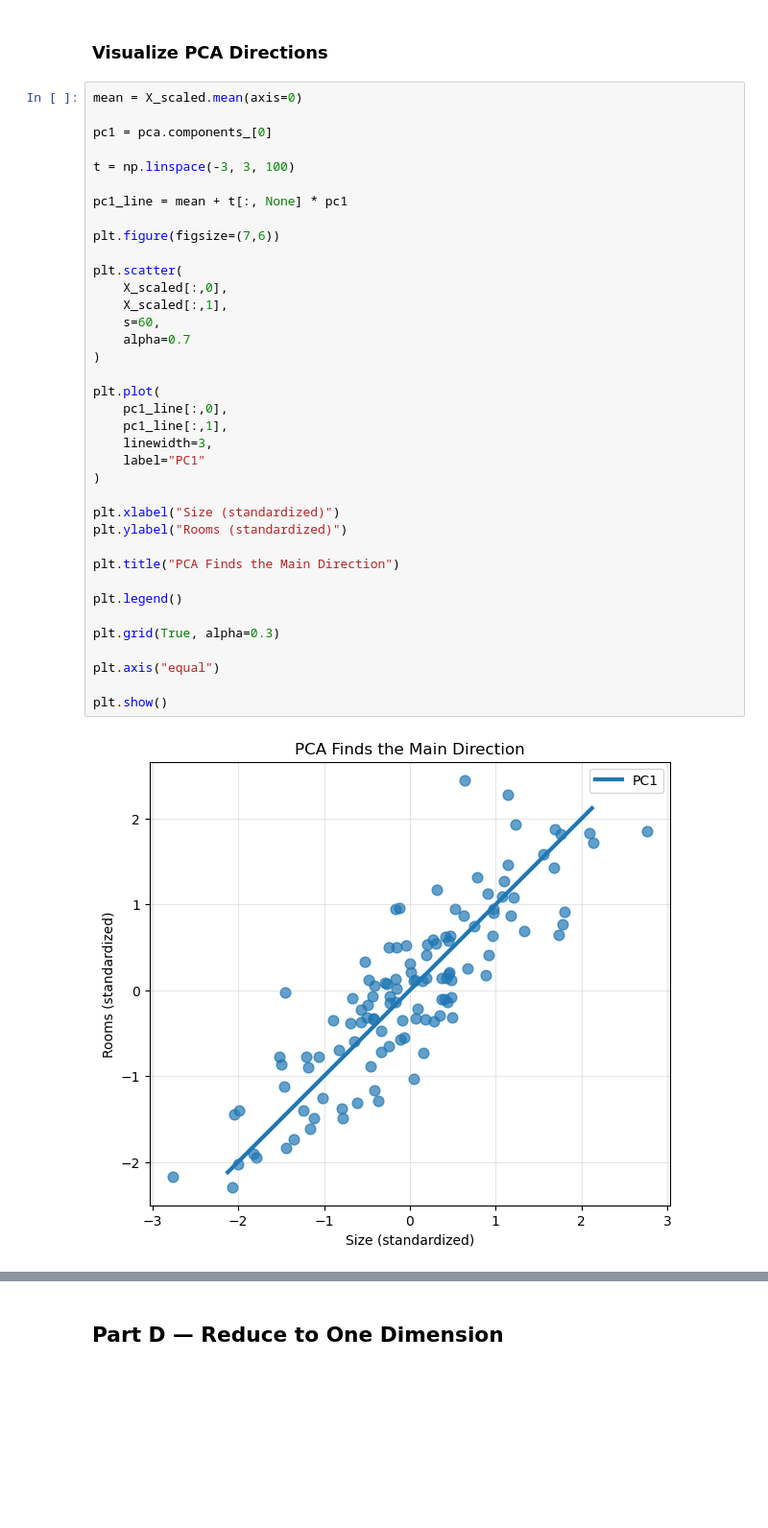
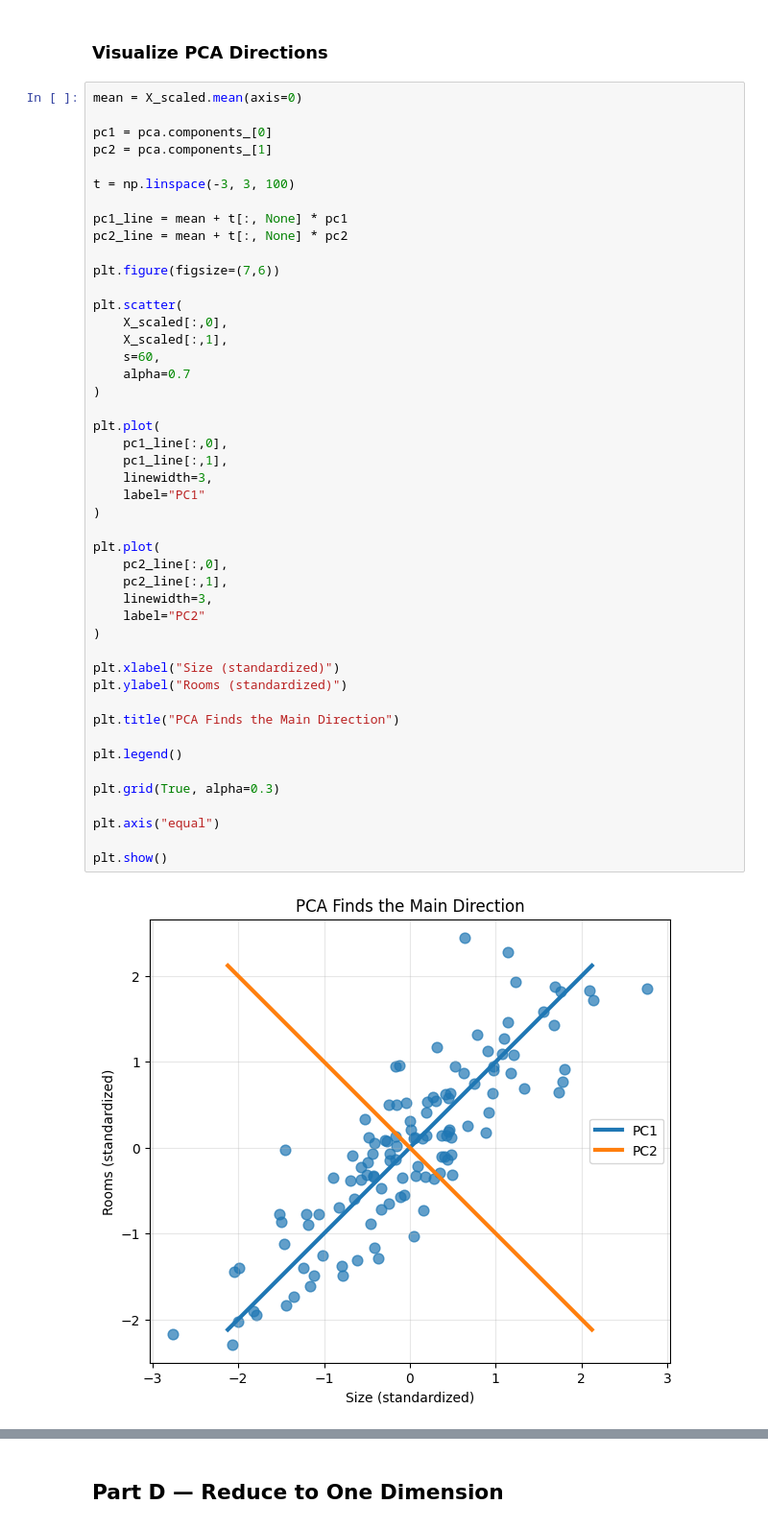
Before and after one commit to thienminhdepzai/ml-course, a Jupyter notebook: docs/5-Principal-Component-Analysis/01-dimensionality-reduction-basics.ipynb, the cells around one changed output, grey strips where cells are left out. Shown at 96% size. Drawn from its saved outputs; the diff is of its cells as text; blank space fills up the shorter version.

```diff
--- a/docs/5-Principal-Component-Analysis/01-dimensionality-reduction-basics.ipynb
+++ b/docs/5-Principal-Component-Analysis/01-dimensionality-reduction-basics.ipynb
@@ -117,41 +120,50 @@ PCA tries to find the direction where the data spreads the most.
 mean = X_scaled.mean(axis=0)
 
 pc1 = pca.components_[0]
+pc2 = pca.components_[1]
 
 t = np.linspace(-3, 3, 100)
 
 pc1_line = mean + t[:, None] * pc1
+pc2_line = mean + t[:, None] * pc2
 
 plt.figure(figsize=(7,6))
 
 plt.scatter(
     X_scaled[:,0],
     X_scaled[:,1],
     s=60,
     alpha=0.7
 )
 
 plt.plot(
     pc1_line[:,0],
     pc1_line[:,1],
     linewidth=3,
     label="PC1"
 )
 
+plt.plot(
+    pc2_line[:,0],
+    pc2_line[:,1],
+    linewidth=3,
+    label="PC2"
+)
+
 plt.xlabel("Size (standardized)")
 plt.ylabel("Rooms (standardized)")
 
 plt.title("PCA Finds the Main Direction")
 
 plt.legend()
 
 plt.grid(True, alpha=0.3)
 
 plt.axis("equal")
 
 plt.show()
 # %% [output]
-[figure, old version]
+[figure, new version]
 # %% [markdown]
 ### Questions
 
```
Also changed, not shown: parts of 11 cells of this notebook.
